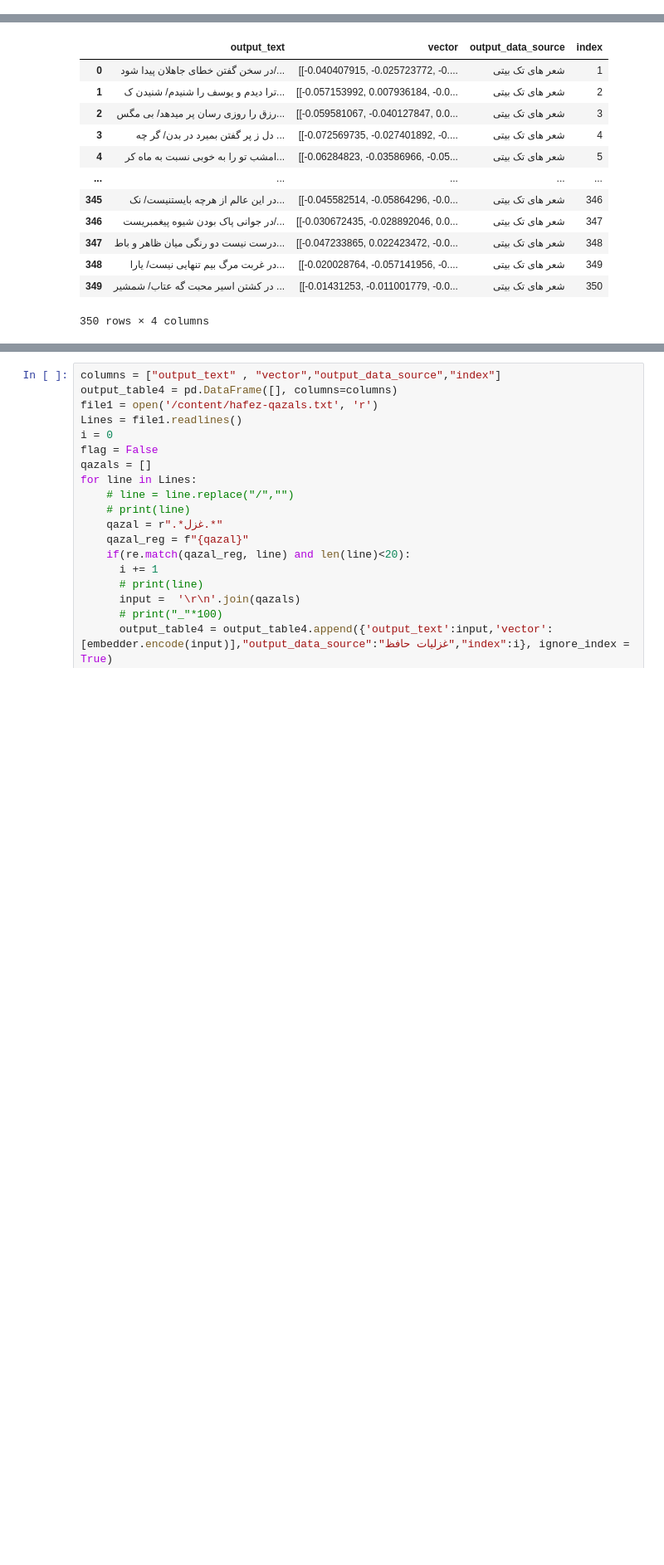
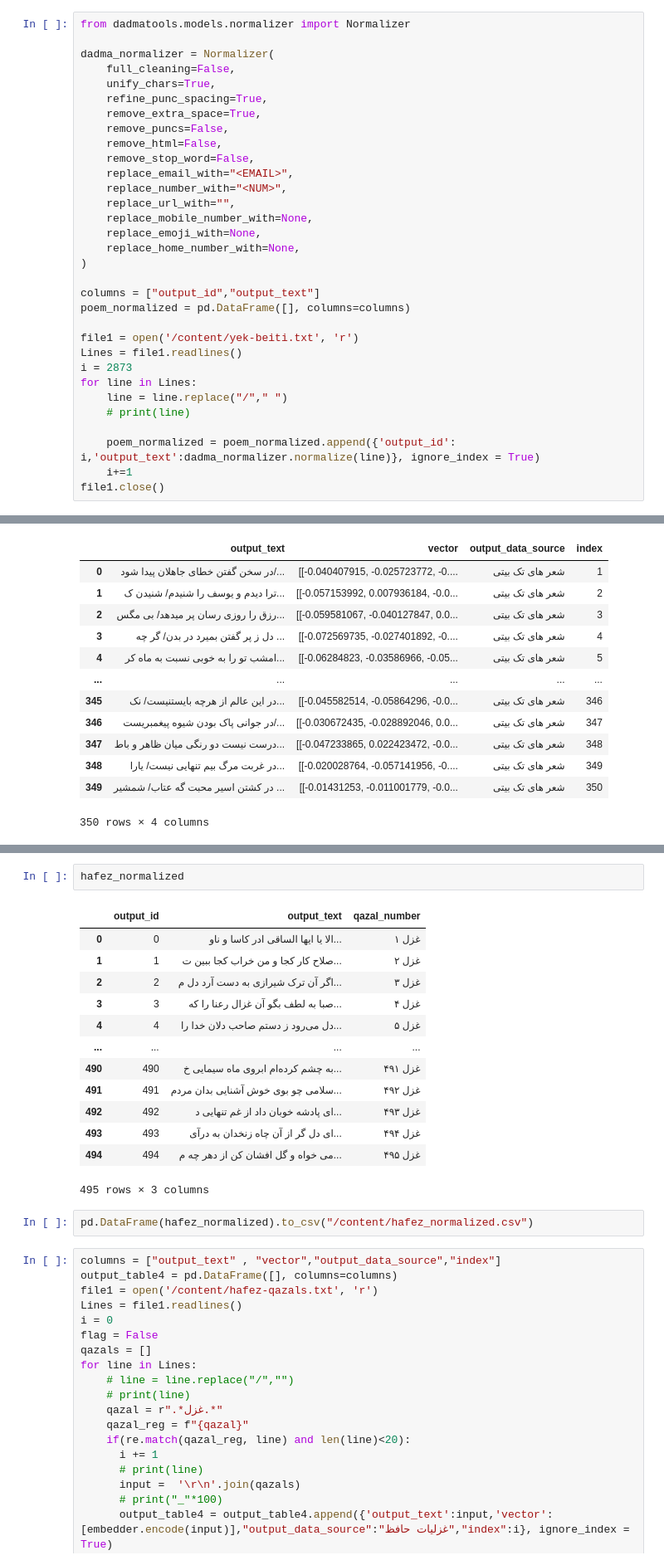
Before and after one commit to Mohamadrezakamali/text-enrich, a Jupyter notebook: LaBSE.ipynb, the cells around one changed output, grey strips where cells are left out. Shown: that part at 83% size. Saved outputs shown, nothing was run; the diff lists cells and outputs as text; blank space fills up the shorter version.

```diff
--- a/LaBSE.ipynb
+++ b/LaBSE.ipynb
@@ -246,0 +363,32 @@ output_table2
+# %%
+from dadmatools.models.normalizer import Normalizer
+
+dadma_normalizer = Normalizer(
+    full_cleaning=False,
+    unify_chars=True,
+    refine_punc_spacing=True,
+    remove_extra_space=True,
+    remove_puncs=False,
+    remove_html=False,
+    remove_stop_word=False,
+    replace_email_with="<EMAIL>",
+    replace_number_with="<NUM>",
+    replace_url_with="",
+    replace_mobile_number_with=None,
+    replace_emoji_with=None,
+    replace_home_number_with=None,
+)
+
+columns = ["output_id","output_text"]
+poem_normalized = pd.DataFrame([], columns=columns)
+
+file1 = open('/content/yek-beiti.txt', 'r')
+Lines = file1.readlines()
+i = 2873
+for line in Lines:
+    line = line.replace("/"," ")
+    # print(line)
+
+    poem_normalized = poem_normalized.append({'output_id': i,'output_text':dadma_normalizer.normalize(line)}, ignore_index = True)
+    i+=1
+file1.close()
@@ -275,3 +496,21 @@ output_table3
+# %%
+hafez_normalized
+# %% [output]
+|  | output_id | output_text | qazal_number |
+| 0 | 0 | الا یا ایها الساقی ادر کاسا و ناو... | ﻿غزل ۱ |
+| 1 | 1 | صلاح کار کجا و من خراب کجا ببین ت... | غزل ۲ |
+| 2 | 2 | اگر آن ترک شیرازی به دست آرد دل م... | غزل ۳ |
+| 3 | 3 | صبا به لطف بگو آن غزال رعنا را که... | غزل ۴ |
+| 4 | 4 | دل می‌رود ز دستم صاحب دلان خدا را... | غزل ۵ |
+| ... | ... | ... | ... |
+| 490 | 490 | به چشم کرده‌ام ابروی ماه سیمایی خ... | غزل ۴۹۱ |
+| 491 | 491 | سلامی چو بوی خوش آشنایی بدان مردم... | غزل ۴۹۲ |
+| 492 | 492 | ای پادشه خوبان داد از غم تنهایی د... | غزل ۴۹۳ |
+| 493 | 493 | ای دل گر از آن چاه زنخدان به درآی... | غزل ۴۹۴ |
+| 494 | 494 | می خواه و گل افشان کن از دهر چه م... | غزل ۴۹۵ |
+495 rows × 3 columns
+# %%
+pd.DataFrame(hafez_normalized).to_csv("/content/hafez_normalized.csv")
 # %%
 columns = ["output_text" , "vector","output_data_source","index"]
 output_table4 = pd.DataFrame([], columns=columns)
```
Also changed, not shown: parts of 35 cells of this notebook, 5 other files.
